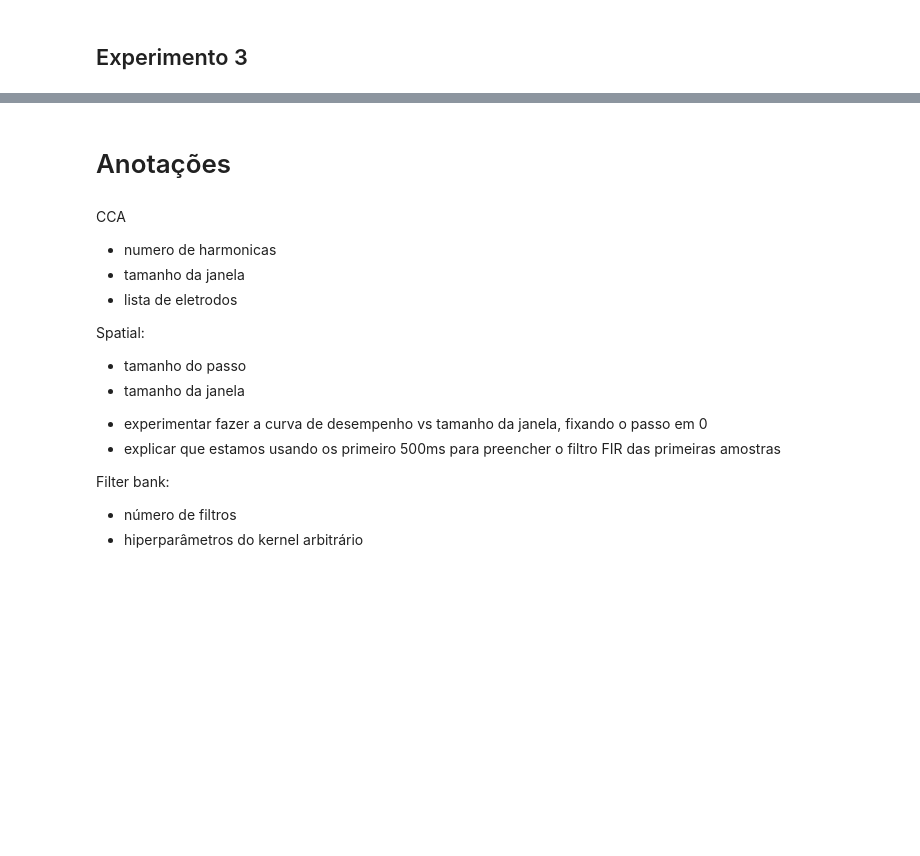
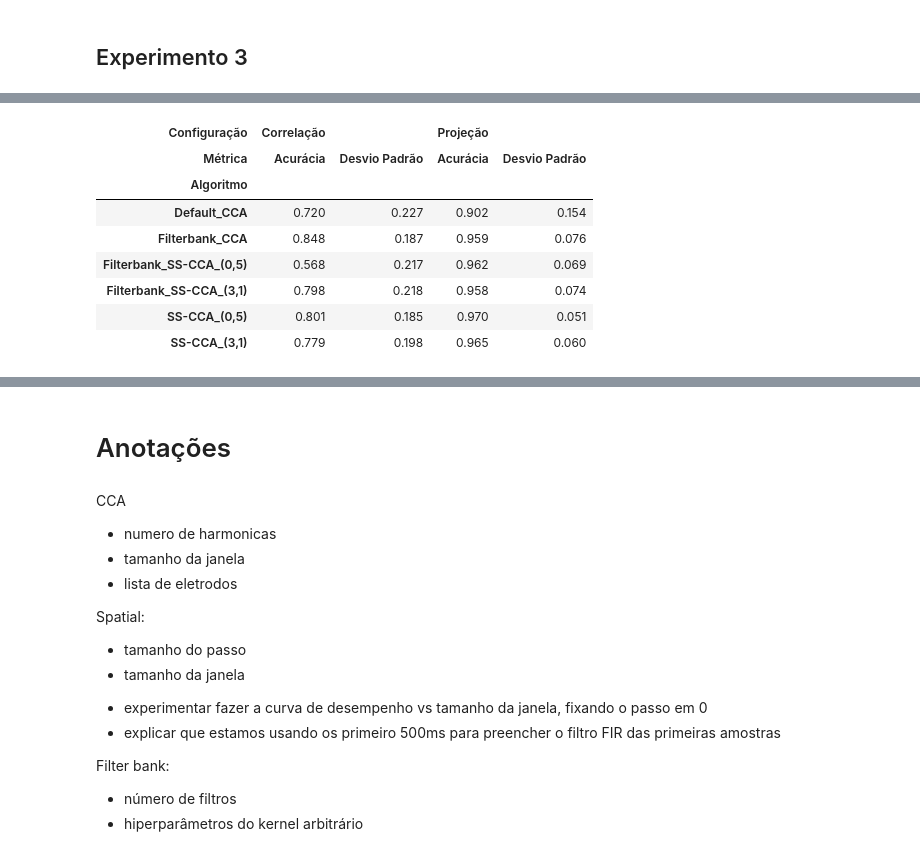
Before and after one commit to cerqueirajc/ssvep-bci-project, a Jupyter notebook: notebooks/display_results_2.ipynb, the cells around one changed output, grey strips where cells are left out. Drawn from its saved outputs; the diff is of its cells as text; code cells hidden in the pictures; blank space fills up the shorter version.

```diff
--- a/notebooks/display_results_2.ipynb
+++ b/notebooks/display_results_2.ipynb
@@ -272,0 +426,17 @@ overall_2s["Algoritmo"] = overall_2s["run"].apply(clean_run_name)
+# %%
+overall_2s_pivot = overall_2s.set_index(["Configuracao", "Algoritmo"])[["Acurácia", "Desvio Padrão"]].unstack(0)
+overall_2s_pivot.columns.names = ["Métrica", "Configuração"]
+overall_2s_pivot = overall_2s_pivot.reorder_levels(["Configuração", "Métrica"], axis=1)
+overall_2s_pivot = overall_2s_pivot.reindex(sorted(overall_2s_pivot.columns), axis=1)
+# %%
+overall_2s_pivot
+# %% [output]
+| Configuração | Correlação |  | Projeção |  |
+| Métrica | Acurácia | Desvio Padrão | Acurácia | Desvio Padrão |
+| Algoritmo |  |  |  |  |
+| Default_CCA | 0.720 | 0.227 | 0.902 | 0.154 |
+| Filterbank_CCA | 0.848 | 0.187 | 0.959 | 0.076 |
+| Filterbank_SS-CCA_(0,5) | 0.568 | 0.217 | 0.962 | 0.069 |
+| Filterbank_SS-CCA_(3,1) | 0.798 | 0.218 | 0.958 | 0.074 |
+| SS-CCA_(0,5) | 0.801 | 0.185 | 0.970 | 0.051 |
+| SS-CCA_(3,1) | 0.779 | 0.198 | 0.965 | 0.060 |
```
Also changed, not shown: parts of 27 cells of this notebook, 15 other files.
